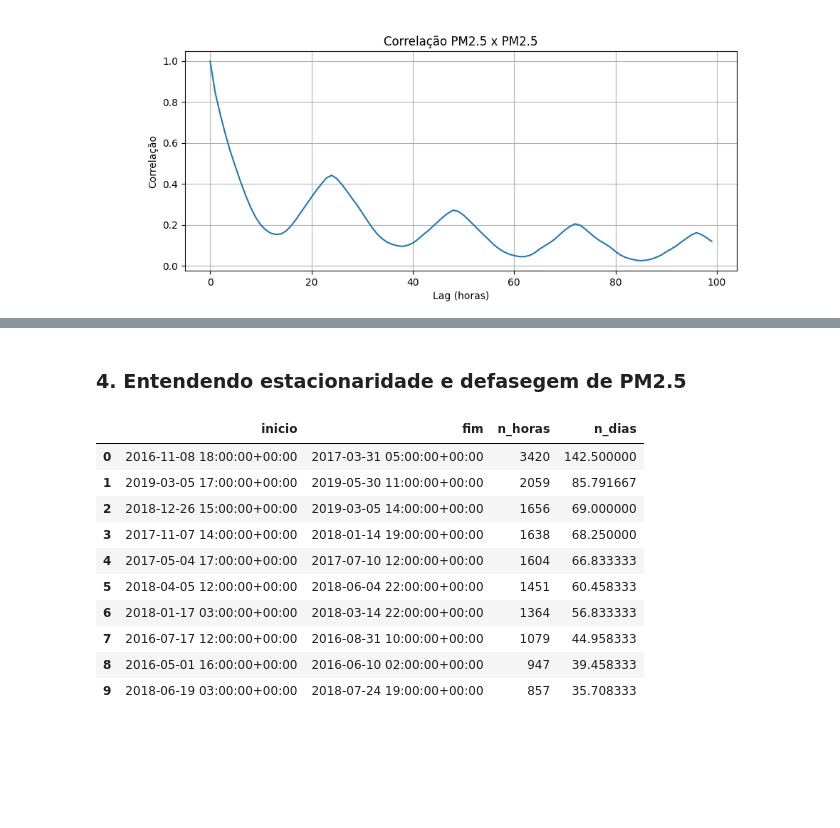
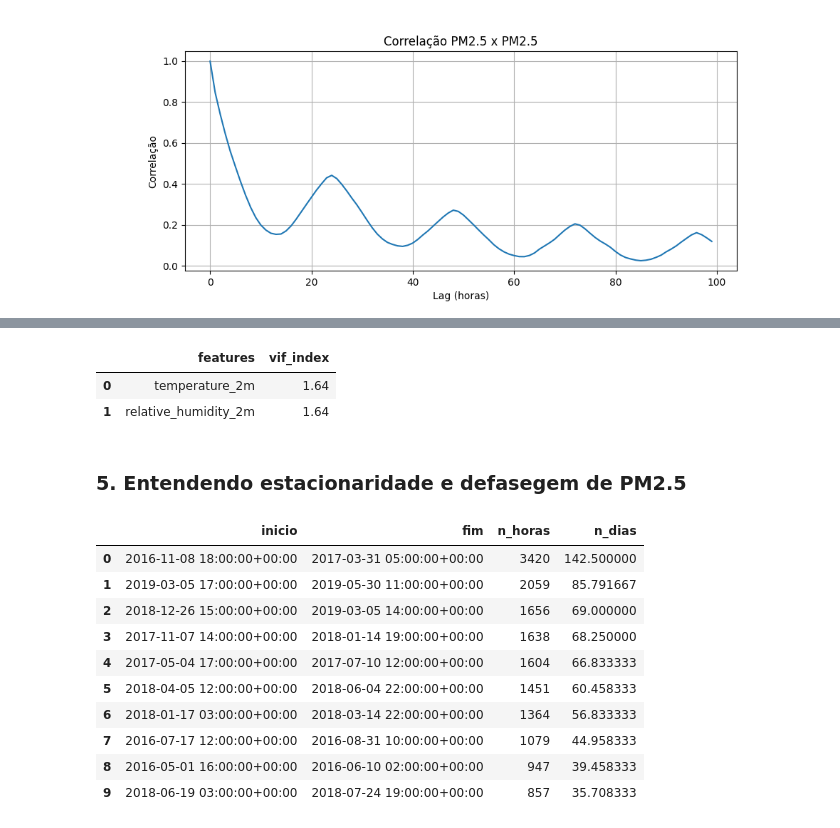
Before and after one commit to izabelcmn/respira_sp, a Jupyter notebook: notebook/izabelcmn_sarimax.ipynb, the cells around one changed output, grey strips where cells are left out. Cells and saved outputs as stored; diff of their text form; code cells hidden in the pictures; blank space fills up the shorter version.

```diff
--- a/notebook/izabelcmn_sarimax.ipynb
+++ b/notebook/izabelcmn_sarimax.ipynb
@@ -210,4 +265,16 @@ plt.show()
+# %%
+df = pd.DataFrame()
+
+df["features"] = data_scaled.columns
+
+df["vif_index"] = [vif(data_scaled.values, i) for i in range(data_scaled.shape[1])]
+
+round(df.sort_values(by="vif_index", ascending = False),2)
+# %% [output]
+|  | features | vif_index |
+| 0 | temperature_2m | 1.64 |
+| 1 | relative_humidity_2m | 1.64 |
 # %% [markdown]
-### 4. Entendendo estacionaridade e defasegem de PM2.5
+### 5. Entendendo estacionaridade e defasegem de PM2.5
 # %%
 # Avaliando período máximo contínuo sem gaps temporais para análise.
```
Also changed, not shown: parts of 9 cells of this notebook.
